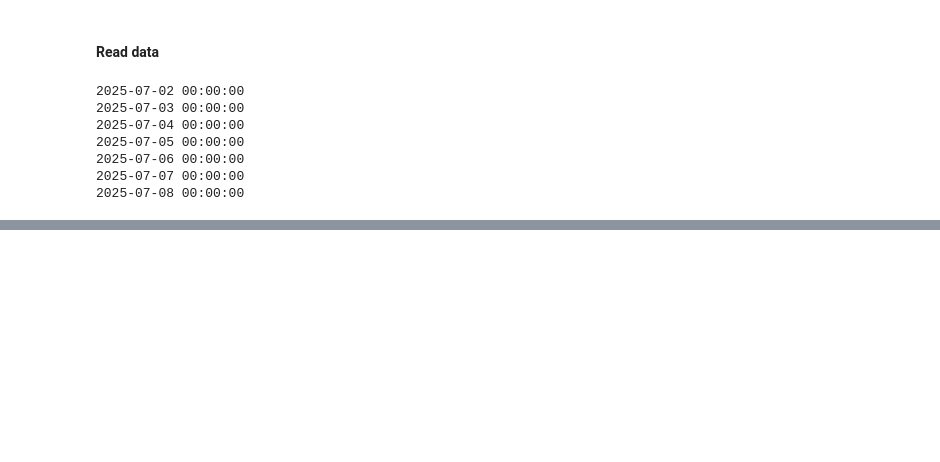
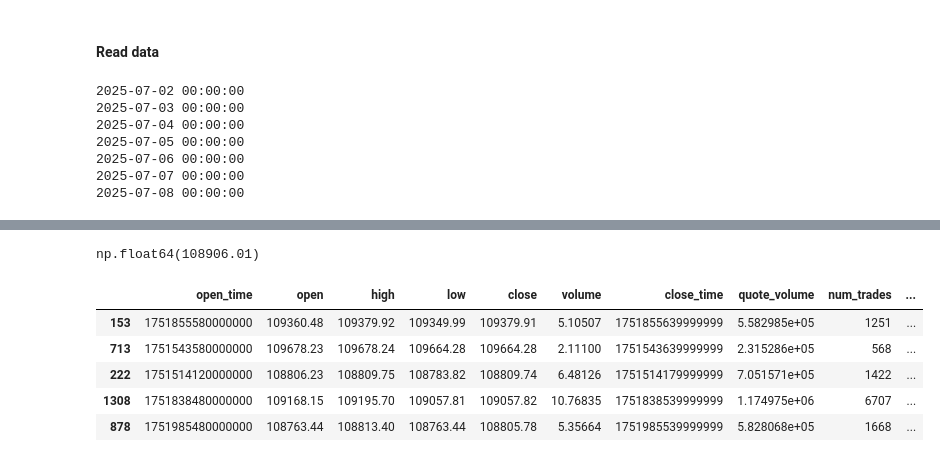
Before and after one commit to vvbark/trading-bot, a Jupyter notebook: interactor.ipynb, the cells around one changed output, grey strips where cells are left out. Saved outputs shown, nothing was run; the diff lists cells and outputs as text; code cells hidden in the pictures; blank space fills up the shorter version.

```diff
--- a/interactor.ipynb
+++ b/interactor.ipynb
@@ -82,0 +105,4 @@ for curr_date in daterange(DataExtractionConfig.START_DATE_READ, DataExtractionC
+# %%
+short_position._entry_price
+# %% [output]
+np.float64(108906.01)
@@ -82,0 +111,9 @@ for curr_date in daterange(DataExtractionConfig.START_DATE_READ, DataExtractionC
+# %%
+window
+# %% [output]
+|  | open_time | open | high | low | close | volume | close_time | quote_volume | num_trades | ... |
+| 153 | 1751855580000000 | 109360.48 | 109379.92 | 109349.99 | 109379.91 | 5.10507 | 1751855639999999 | 5.582985e+05 | 1251 | ... |
+| 713 | 1751543580000000 | 109678.23 | 109678.24 | 109664.28 | 109664.28 | 2.11100 | 1751543639999999 | 2.315286e+05 | 568 | ... |
+| 222 | 1751514120000000 | 108806.23 | 108809.75 | 108783.82 | 108809.74 | 6.48126 | 1751514179999999 | 7.051571e+05 | 1422 | ... |
+| 1308 | 1751838480000000 | 109168.15 | 109195.70 | 109057.81 | 109057.82 | 10.76835 | 1751838539999999 | 1.174975e+06 | 6707 | ... |
+| 878 | 1751985480000000 | 108763.44 | 108813.40 | 108763.44 | 108805.78 | 5.35664 | 1751985539999999 | 5.828068e+05 | 1668 | ... |
```
Also changed, not shown: parts of 20 cells of this notebook, 5 other files.
